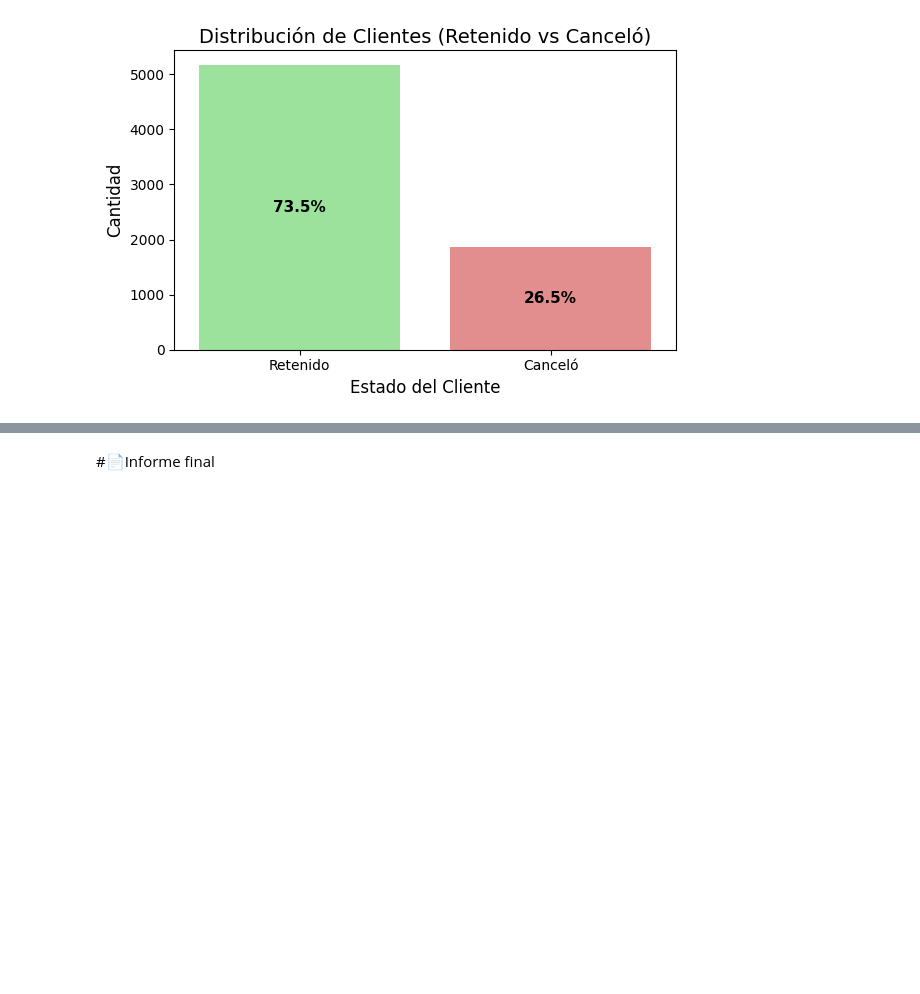
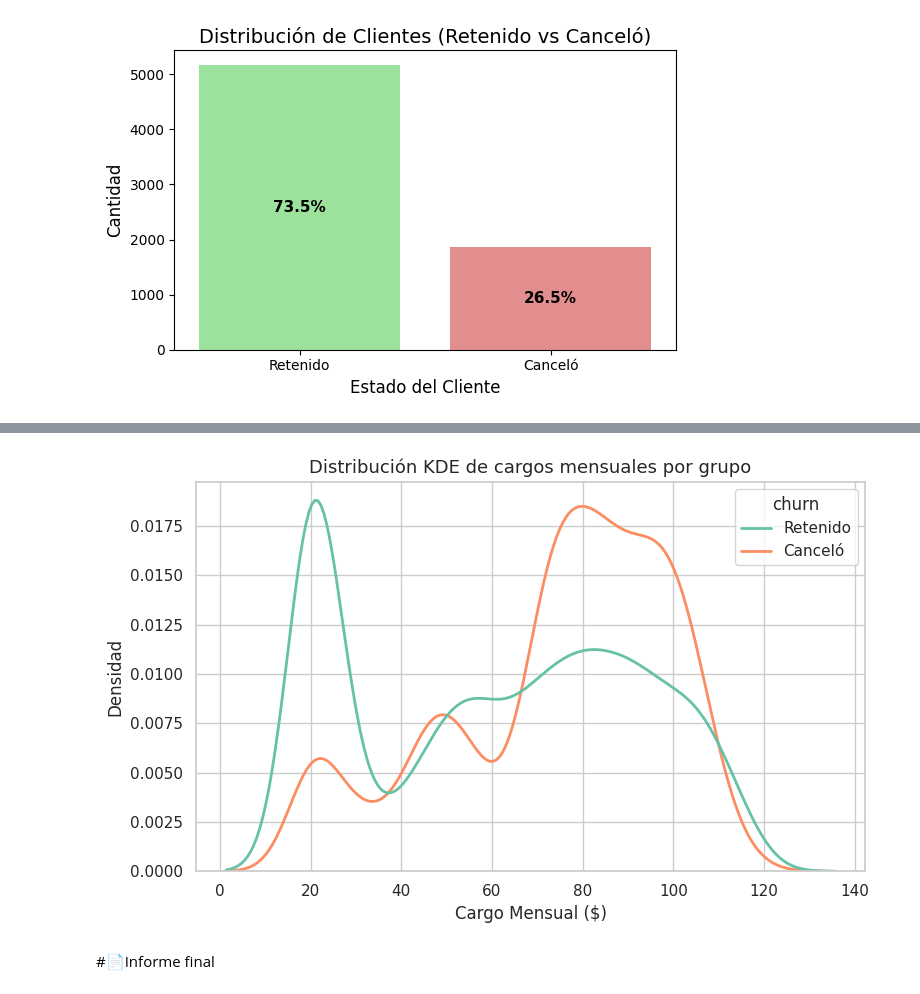
Before and after one commit to VicM678/TelecomX_LATAM, a Jupyter notebook: TelecomX_LATAM.ipynb, the cells around one changed output, grey strips where cells are left out. Cells and saved outputs as stored; diff of their text form; code cells hidden in the pictures; blank space fills up the shorter version.

```diff
--- a/TelecomX_LATAM.ipynb
+++ b/TelecomX_LATAM.ipynb
@@ -336,2 +379,22 @@ plt.show()
+# %%
+sns.set(style="whitegrid")
+
+plt.figure(figsize=(8, 5))
+sns.kdeplot(
+    data=df_plot,
+    x="account_charges.monthly",
+    hue="churn",
+    fill=False,
+    common_norm=False,
+    palette="Set2",
+    linewidth=2
+)
+plt.title("Distribución KDE de cargos mensuales por grupo", fontsize=13)
+plt.xlabel("Cargo Mensual ($)")
+plt.ylabel("Densidad")
+plt.tight_layout()
+plt.show()
+# %% [output]
+[figure, added]
 # %% [markdown]
 #📄Informe final
```
Also changed, not shown: parts of 1 cell of this notebook.
